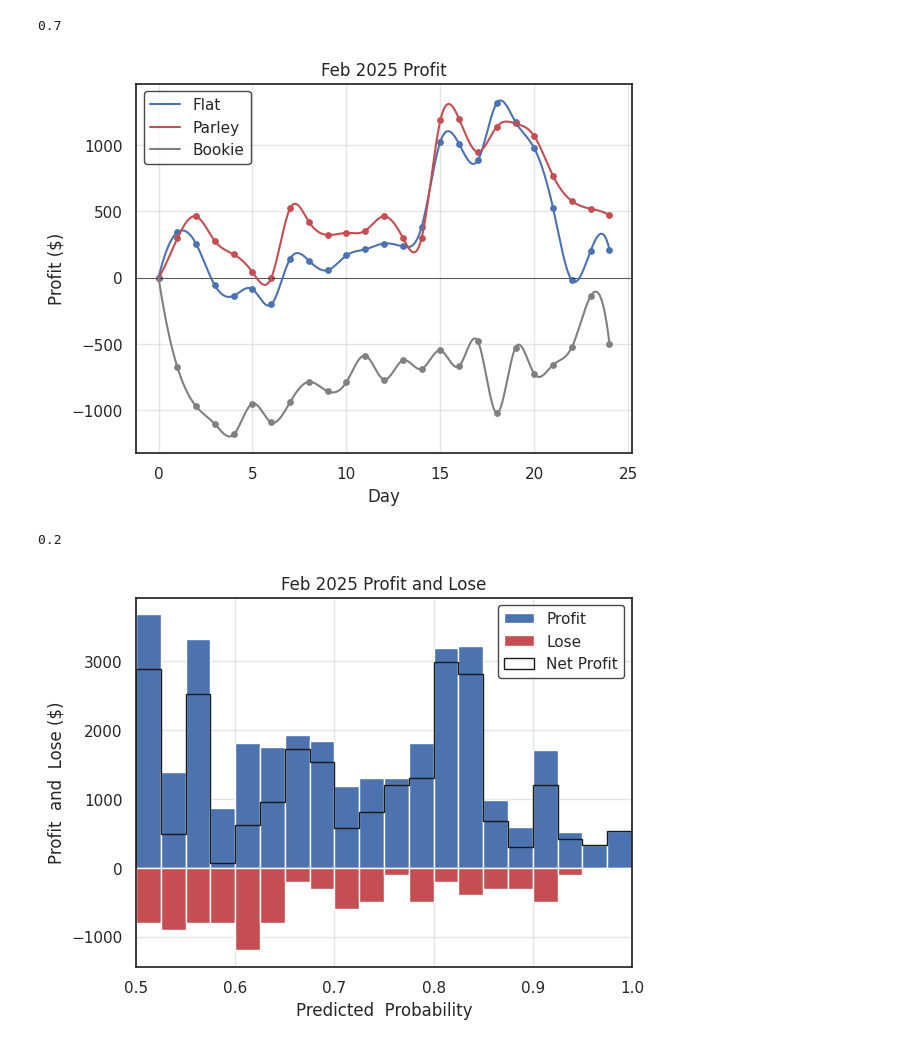
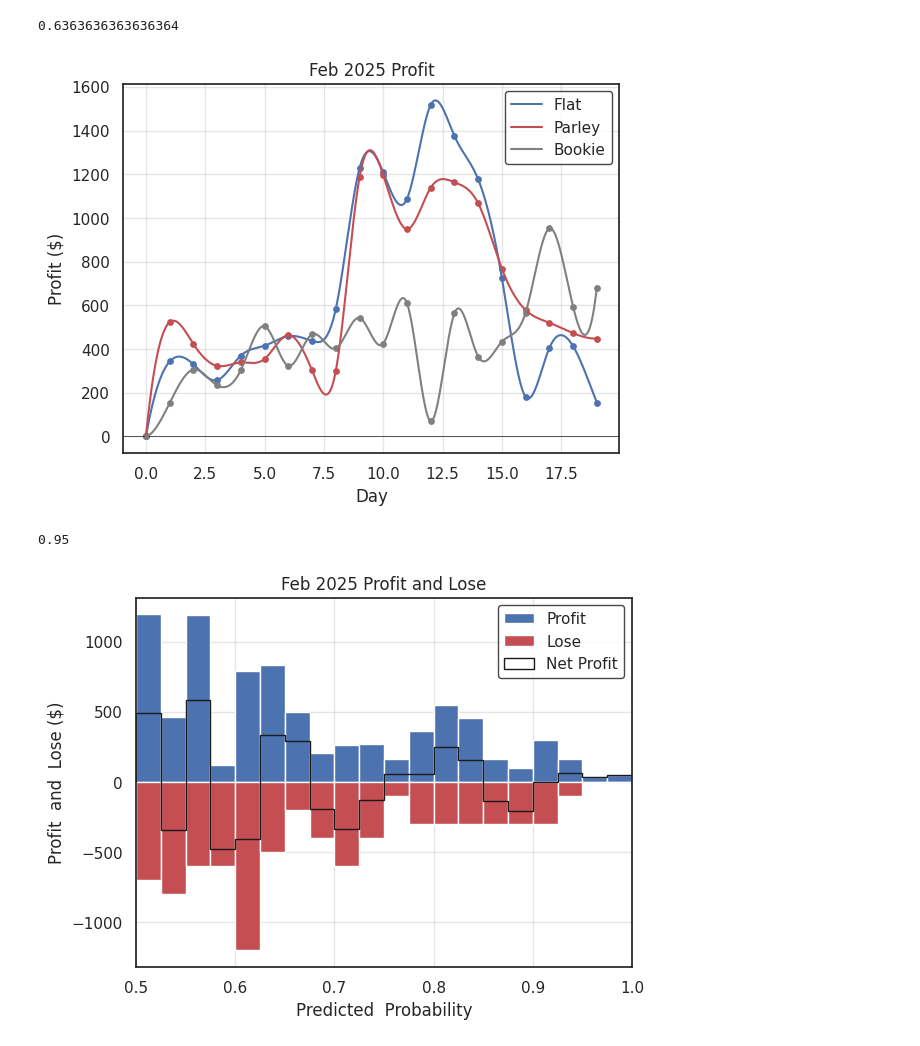
Before and after one commit to ansonkwokth/TableTennisPrediction, a Jupyter notebook: evaluation.ipynb, the cells around one changed output. Saved outputs shown, nothing was run; the diff lists cells and outputs as text; code cells hidden in the pictures.

```diff
--- a/evaluation.ipynb
+++ b/evaluation.ipynb
@@ -22,7 +22,7 @@ month = 2
 
 df_hist = pd.read_excel('/content/TableTennisResult.xlsx')
 
-# df_hist = df_hist[df_hist.Date.dt.month == month]
+df_hist = df_hist[df_hist.Date.dt.month == month]
 # %%
 winrate_dt = {}
 uncert_dt = {}
@@ -125,7 +125,7 @@ plt.title("Feb 2025 Win Rate");
 # %%
 p[-1]
 # %% [output]
-0.7
+0.6363636363636364
 # %%
 ret_dt = {}
 
@@ -260,41 +260,41 @@ frame.set_edgecolor('k')
 
 plt.title("Feb 2025 Profit");
 # %% [output]
-[figure, old version]
+[figure, new version]
 # %%
-400/(20*100)
+X_[-1]/(20*100) * 100
 # %% [output]
-0.2
+0.95
 # %%
 df_hist['PnL'] = df_hist['WinnerOdd'].copy()
-df_hist.loc[df_hist.Win==1, "PnL"] = df_hist[df_hist.Win==1]['WinnerOdd']
+df_hist.loc[df_hist.Win==1, "PnL"] = df_hist[df_hist.Win==1]['WinnerOdd'] - 1
 df_hist.loc[df_hist.Win==0, "PnL"] = -1
 
-win_odd = df_hist[df_hist.Win == 1]['WinnerOdd']
+win_odd = df_hist[df_hist.Win == 1]['WinnerOdd'] - 1
 lose_odd = df_hist[df_hist.Win == 0]['WinnerOdd']
 all_odd = df_hist['PnL']
 win_prob = df_hist[df_hist.Win == 1]['Prob']
 lose_prob = df_hist[df_hist.Win == 0]['Prob']
 all_prob = df_hist['Prob']
 
 range_ = [0.5, 1]
 bins_=20
 plt.hist(win_prob, weights=win_odd*cost, range=range_, bins=bins_, label='Profit', color='b');
 plt.hist(lose_prob, weights=[-cost]*len(lose_odd), range=range_, bins=bins_, label='Lose', color='r');
 plt.hist(all_prob, weights=all_odd*cost, range=range_, bins=bins_, color='k', histtype='step', label='Net Profit');
 plt.grid()
 plt.margins(x=0)
 
 plt.xlabel("Predicted  Probability")
 plt.ylabel(f"Profit  and  Lose ($)")
 plt.legend()
 plt.grid(True, linestyle='-', alpha=0.5)
 
 legend = plt.legend()
 frame = legend.get_frame()
 frame.set_facecolor('white')
 frame.set_edgecolor('k')
 
 plt.title("Feb 2025 Profit and Lose");
 # %% [output]
-[figure, old version]
+[figure, new version]
```
Also changed, not shown: parts of 2 cells of this notebook.
